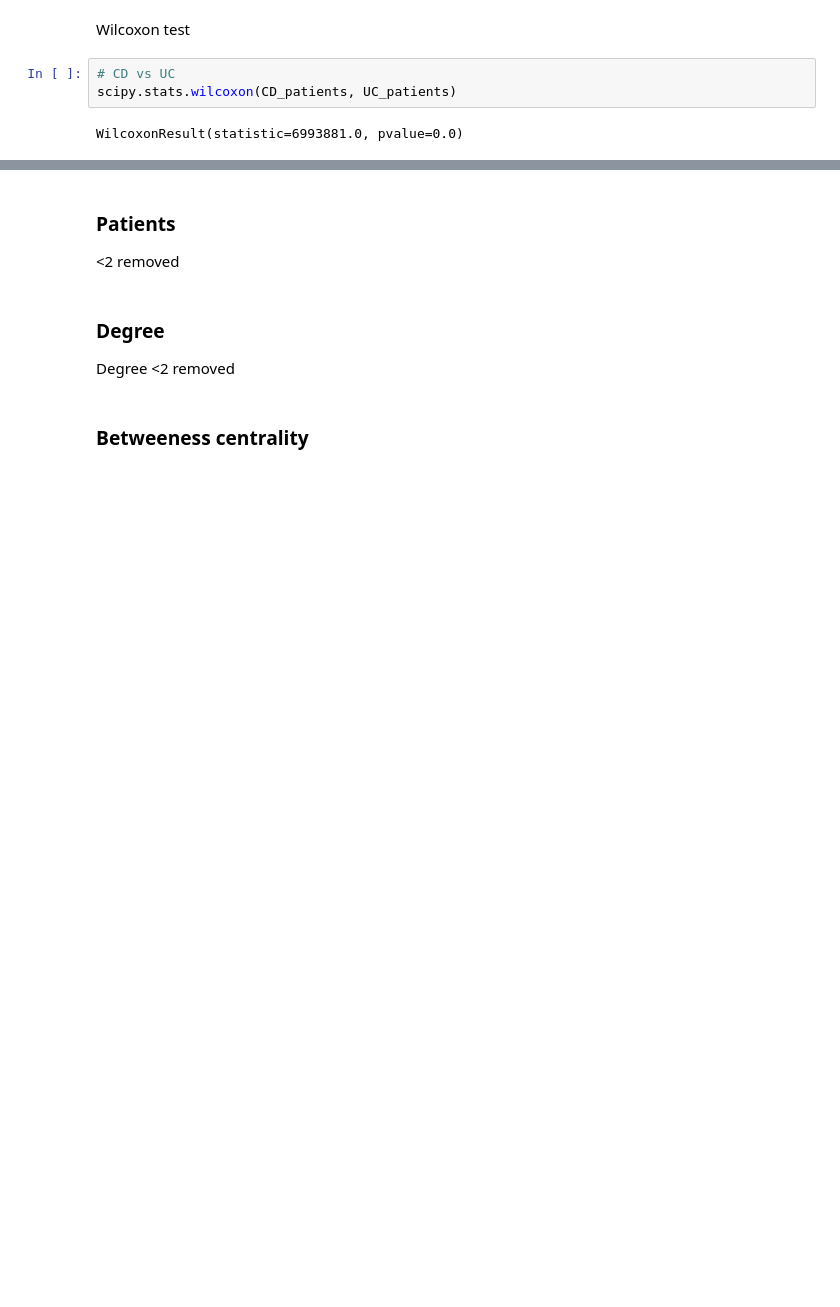
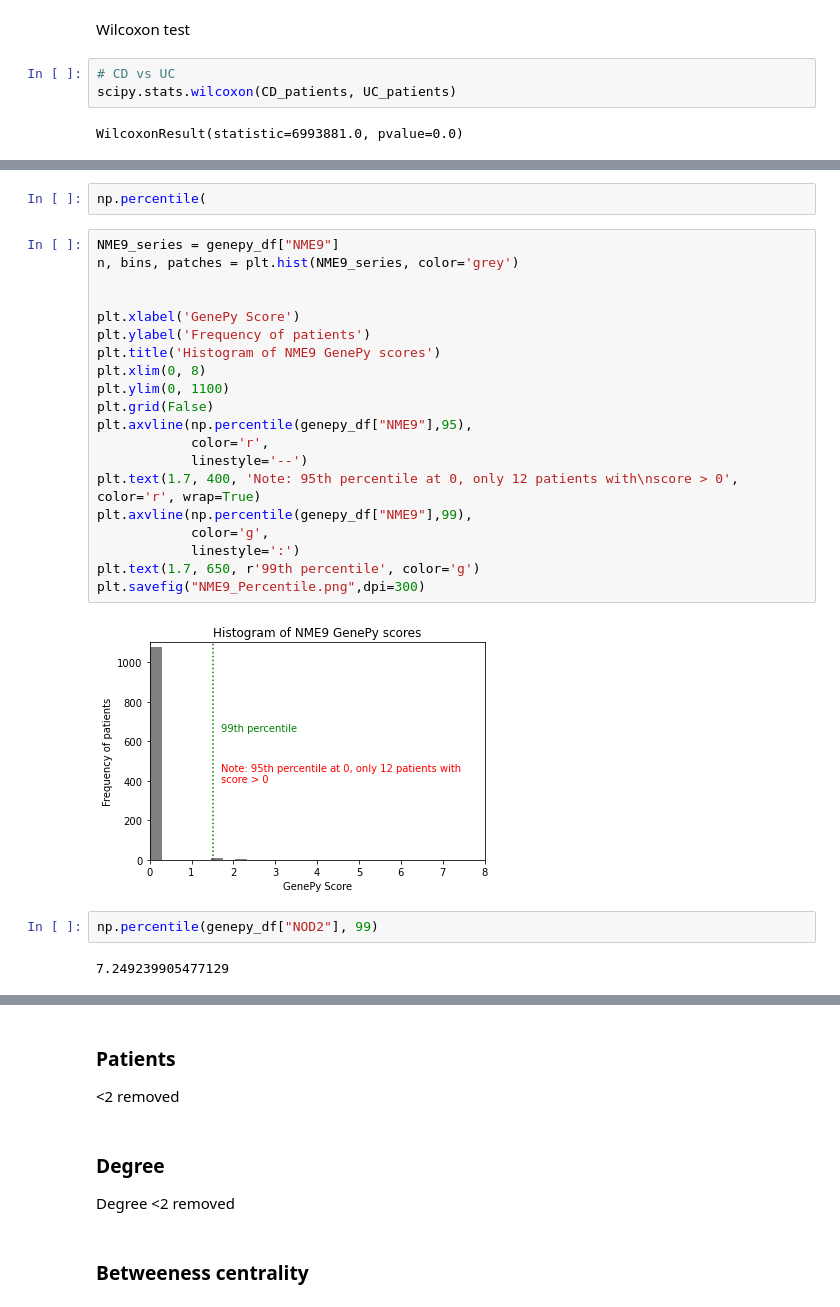
Before and after one commit to TomDoyleee/GenePy_Network_Integration, a Jupyter notebook: Results.ipynb, the cells around one changed output, grey strips where cells are left out. Drawn from its saved outputs; the diff is of its cells as text; blank space fills up the shorter version.

```diff
--- a/Results.ipynb
+++ b/Results.ipynb
@@ -128,0 +172,28 @@ WilcoxonResult(statistic=6993881.0, pvalue=0.0)
+# %%
+np.percentile(
+# %%
+NME9_series = genepy_df["NME9"]
+n, bins, patches = plt.hist(NME9_series, color='grey')
+
+
+plt.xlabel('GenePy Score')
+plt.ylabel('Frequency of patients')
+plt.title('Histogram of NME9 GenePy scores')
+plt.xlim(0, 8)
+plt.ylim(0, 1100)
+plt.grid(False)
+plt.axvline(np.percentile(genepy_df["NME9"],95),
+            color='r',
+            linestyle='--')
+plt.text(1.7, 400, 'Note: 95th percentile at 0, only 12 patients with\nscore > 0', color='r', wrap=True)
+plt.axvline(np.percentile(genepy_df["NME9"],99),
+            color='g',
+            linestyle=':')
+plt.text(1.7, 650, r'99th percentile', color='g')
+plt.savefig("NME9_Percentile.png",dpi=300)
+# %% [output]
+[figure, added]
+# %%
+np.percentile(genepy_df["NOD2"], 99)
+# %% [output]
+7.249239905477129
```
Also changed, not shown: parts of 9 cells of this notebook.
